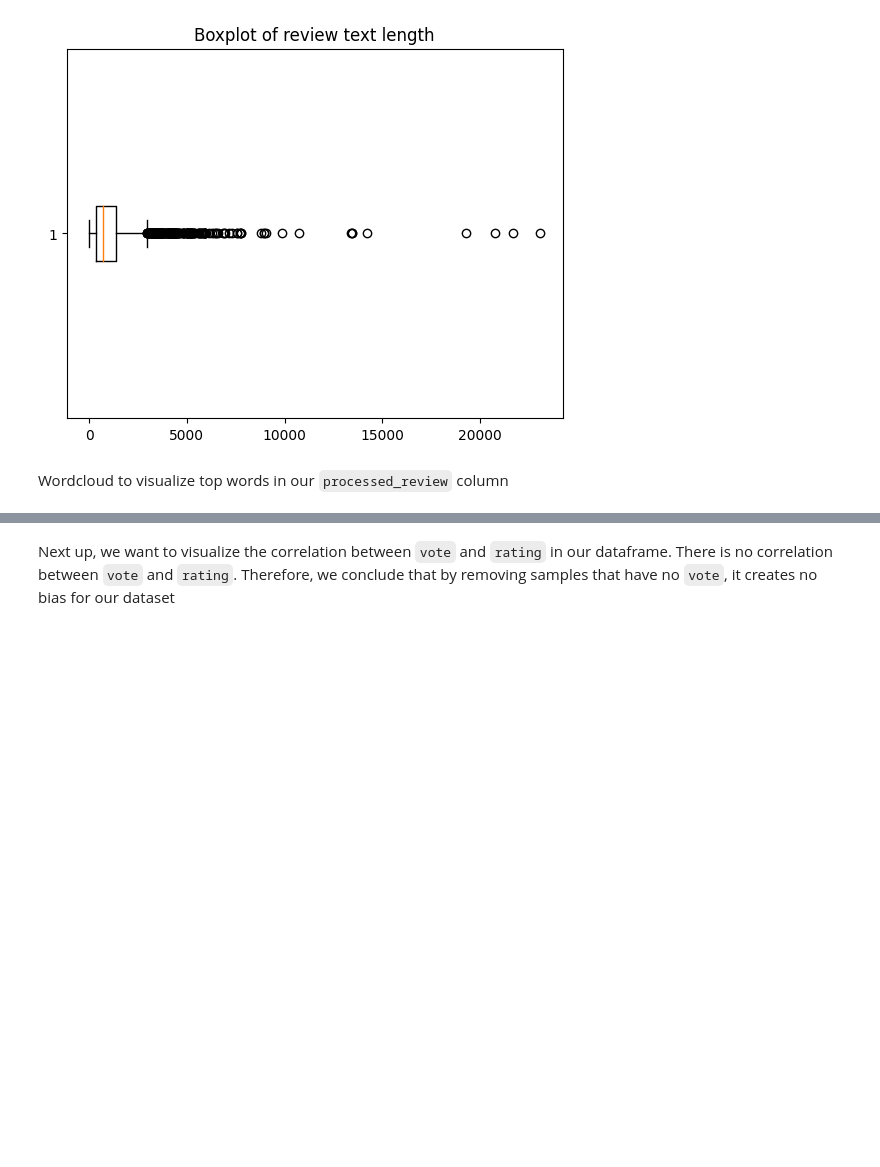
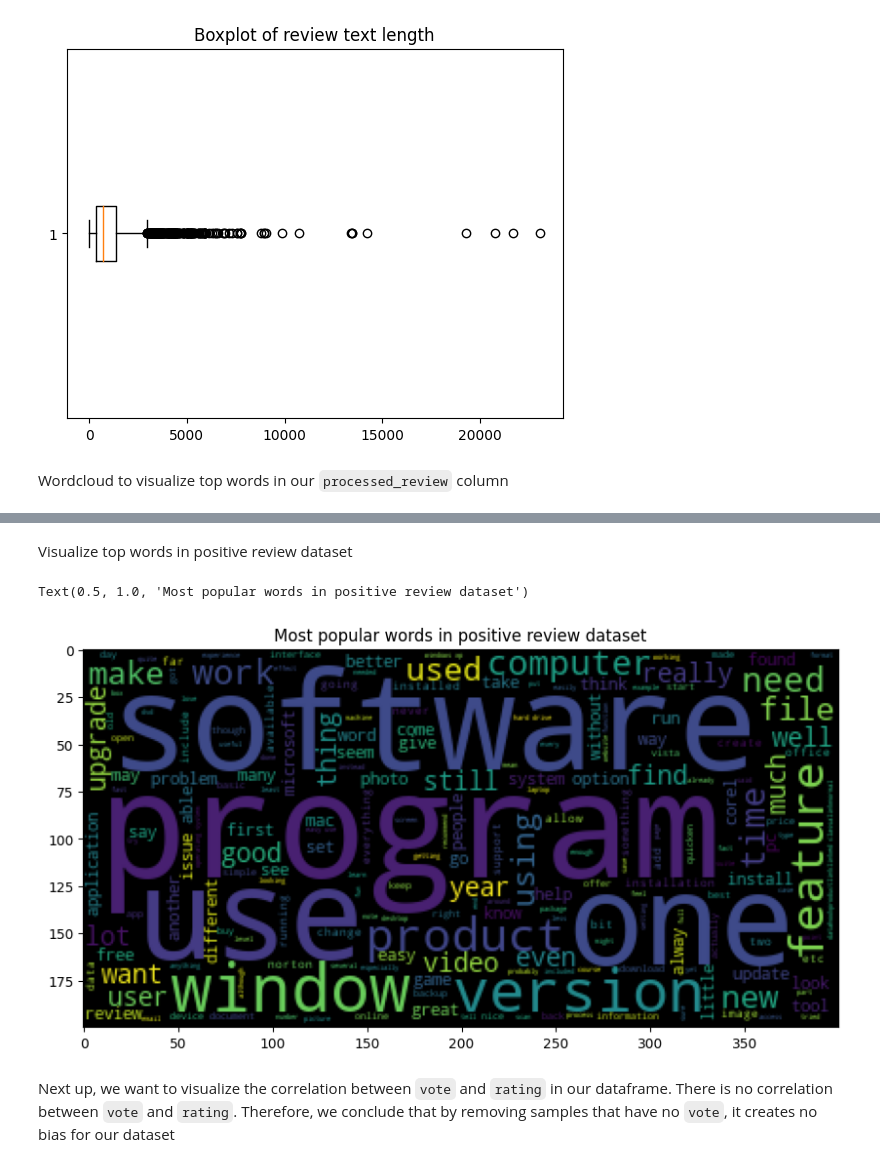
Before and after one commit to longtv2222/Amazon-Reviews-Classifier, a Jupyter notebook: notebook.ipynb, the cells around one changed output, grey strips where cells are left out. Cells and saved outputs as stored; diff of their text form; code cells hidden in the pictures; blank space fills up the shorter version.

```diff
--- a/notebook.ipynb
+++ b/notebook.ipynb
@@ -269,3 +280,14 @@ Text(0.5, 1.0, 'Most popular words in dataset')
+# %% [markdown]
+Visualize top words in positive review dataset
+# %%
+positive_panda_df = panda_df[panda_df["label"] == 1]
+wordcloud = WordCloud().generate(' '.join(positive_panda_df['processed_review']))
+fig, ax = plt.subplots(figsize=(10, 10))
+ax.imshow(wordcloud)
+ax.set_title("Most popular words in positive review dataset")
+# %% [output]
+Text(0.5, 1.0, 'Most popular words in positive review dataset')
+[figure, added]
 # %% [markdown]
 Next up, we want to visualize the correlation between `vote` and `rating` in our dataframe. There is no correlation between `vote` and `rating`. Therefore,
 we conclude that by removing samples that have no `vote`, it creates no bias for our dataset
```
Also changed, not shown: parts of 3 cells of this notebook.
